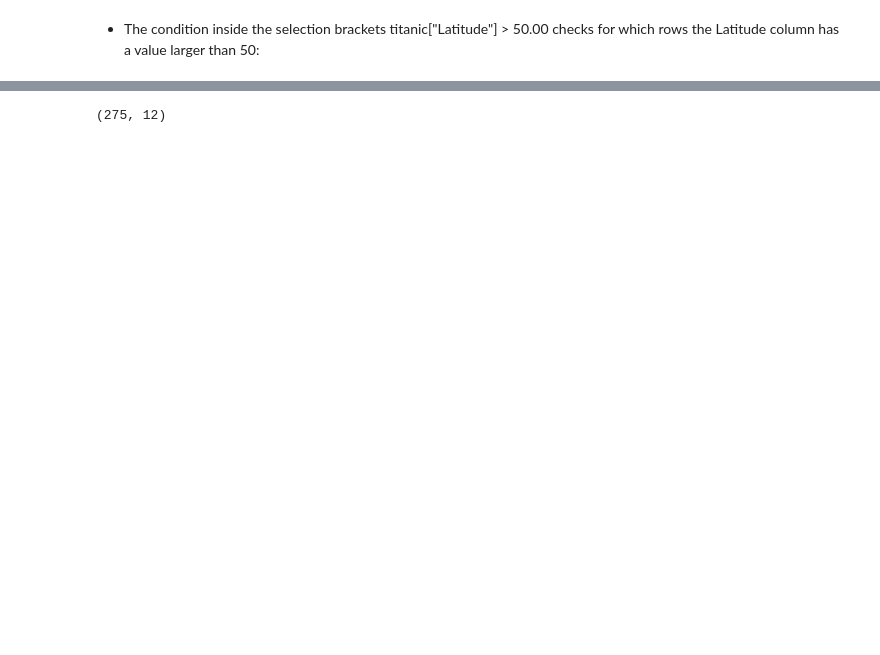
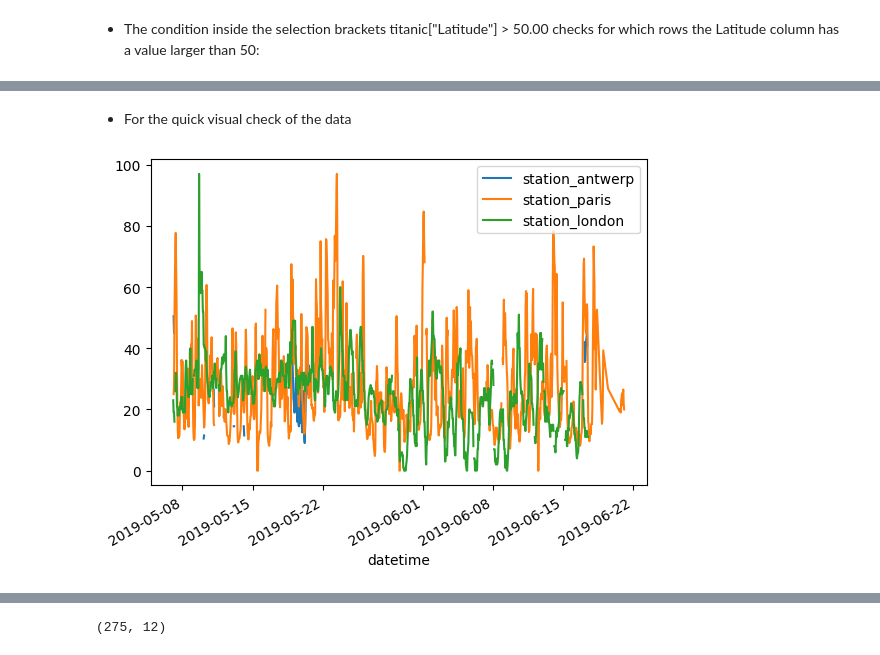
Before and after one commit to ghatanisuresh/Data-Science-Note, a Jupyter notebook: DS.ipynb, the cells around one changed output, grey strips where cells are left out. Cells and saved outputs as stored; diff of their text form; code cells hidden in the pictures; blank space fills up the shorter version.

```diff
--- a/DS.ipynb
+++ b/DS.ipynb
@@ -679,0 +828,4 @@ lat_above.head()
+# %%
+import pandas as pd
+air = pd.read_csv('/content/drive/MyDrive/MQ/First Session/Data Science/files/air_quality_no2.csv', index_col = 0, parse_dates = True)
+air.head()
@@ -679,0 +844,8 @@ lat_above.head()
+# %% [markdown]
+* For the quick visual check of the data
+# %%
+import matplotlib.pyplot as plt
+air.plot()
+plt.show()
+# %% [output]
+[figure, added]
```
Also changed, not shown: parts of 130 cells of this notebook.
